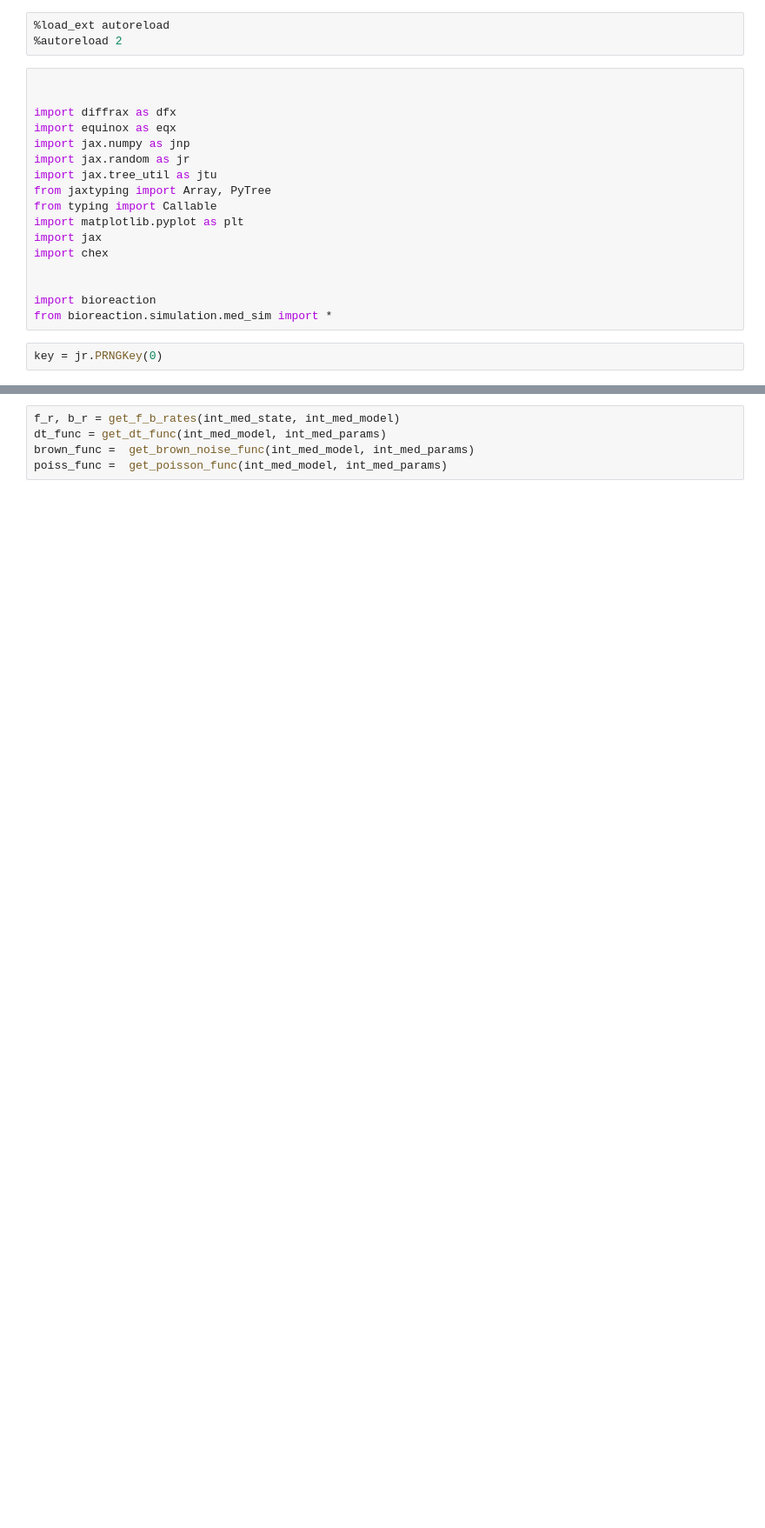
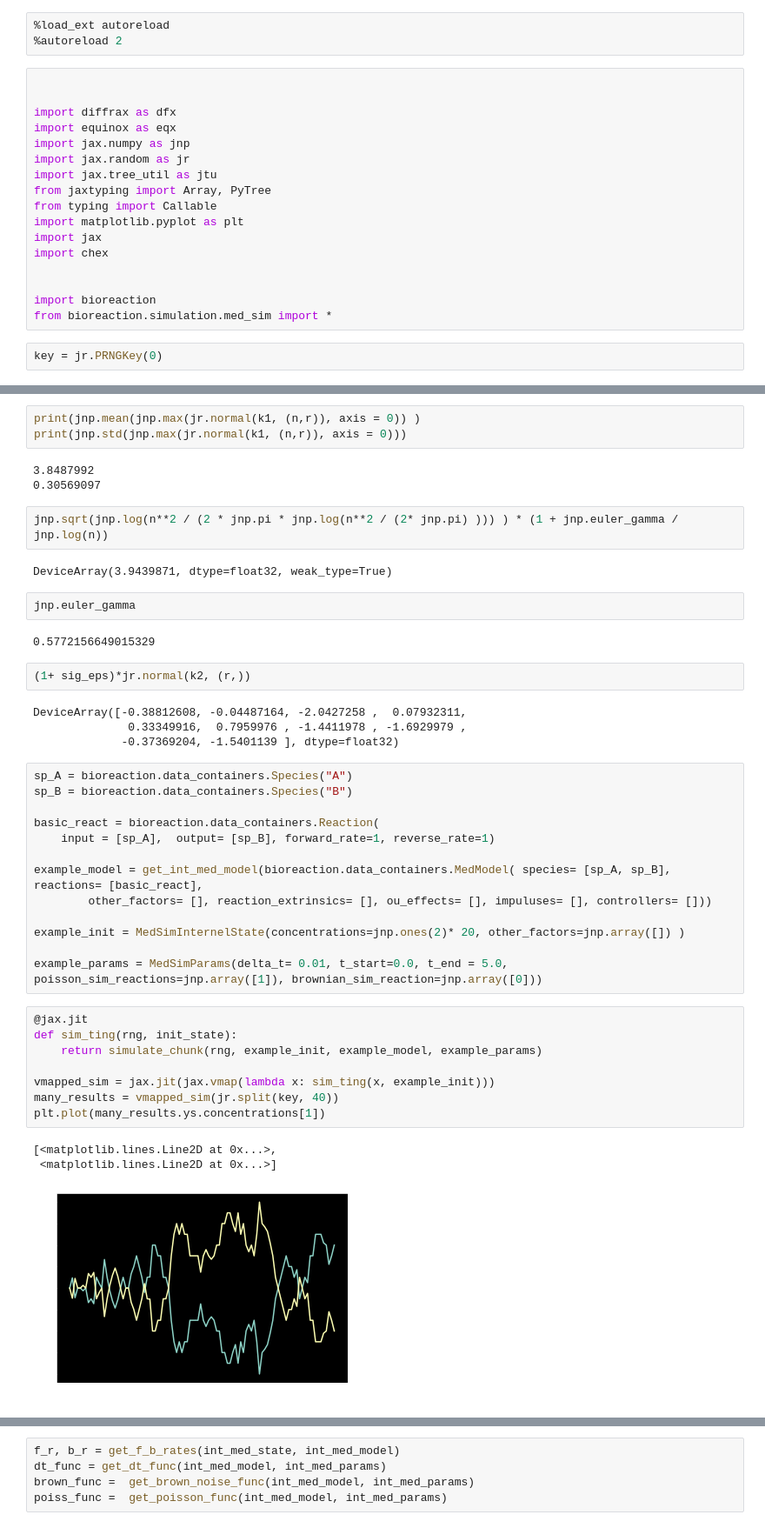
Before and after one commit to Steel-Lab-Oxford/core-bioreaction-simulation, a Jupyter notebook: notebooks/new_sim_workbench.ipynb, the cells around one changed output, grey strips where cells are left out. Shown at 87% size. Saved outputs shown, nothing was run; the diff lists cells and outputs as text; blank space fills up the shorter version.

```diff
--- a/notebooks/new_sim_workbench.ipynb
+++ b/notebooks/new_sim_workbench.ipynb
@@ -22,0 +37,45 @@ key = jr.PRNGKey(0)
+# %%
+print(jnp.mean(jnp.max(jr.normal(k1, (n,r)), axis = 0)) )
+print(jnp.std(jnp.max(jr.normal(k1, (n,r)), axis = 0)))
+# %% [output]
+3.8487992
+0.30569097
+# %%
+jnp.sqrt(jnp.log(n**2 / (2 * jnp.pi * jnp.log(n**2 / (2* jnp.pi) ))) ) * (1 + jnp.euler_gamma / jnp.log(n))
+# %% [output]
+DeviceArray(3.9439871, dtype=float32, weak_type=True)
+# %%
+jnp.euler_gamma
+# %% [output]
+0.5772156649015329
+# %%
+(1+ sig_eps)*jr.normal(k2, (r,))
+# %% [output]
+DeviceArray([-0.38812608, -0.04487164, -2.0427258 ,  0.07932311,
+              0.33349916,  0.7959976 , -1.4411978 , -1.6929979 ,
+             -0.37369204, -1.5401139 ], dtype=float32)
+# %%
+sp_A = bioreaction.data_containers.Species("A")
+sp_B = bioreaction.data_containers.Species("B")
+
+basic_react = bioreaction.data_containers.Reaction(
+    input = [sp_A],  output= [sp_B], forward_rate=1, reverse_rate=1)
+
+example_model = get_int_med_model(bioreaction.data_containers.MedModel( species= [sp_A, sp_B], reactions= [basic_react],
+        other_factors= [], reaction_extrinsics= [], ou_effects= [], impuluses= [], controllers= []))
+
+example_init = MedSimInternelState(concentrations=jnp.ones(2)* 20, other_factors=jnp.array([]) )
+
+example_params = MedSimParams(delta_t= 0.01, t_start=0.0, t_end = 5.0, poisson_sim_reactions=jnp.array([1]), brownian_sim_reaction=jnp.array([0]))
+# %%
+@jax.jit
+def sim_ting(rng, init_state):
+    return simulate_chunk(rng, example_init, example_model, example_params)
+
+vmapped_sim = jax.jit(jax.vmap(lambda x: sim_ting(x, example_init)))
+many_results = vmapped_sim(jr.split(key, 40))
+plt.plot(many_results.ys.concentrations[1])
+# %% [output]
+[<matplotlib.lines.Line2D at 0x...>,
+ <matplotlib.lines.Line2D at 0x...>]
+[figure, added]
```
Also changed, not shown: parts of 10 cells of this notebook, 4 other files.
